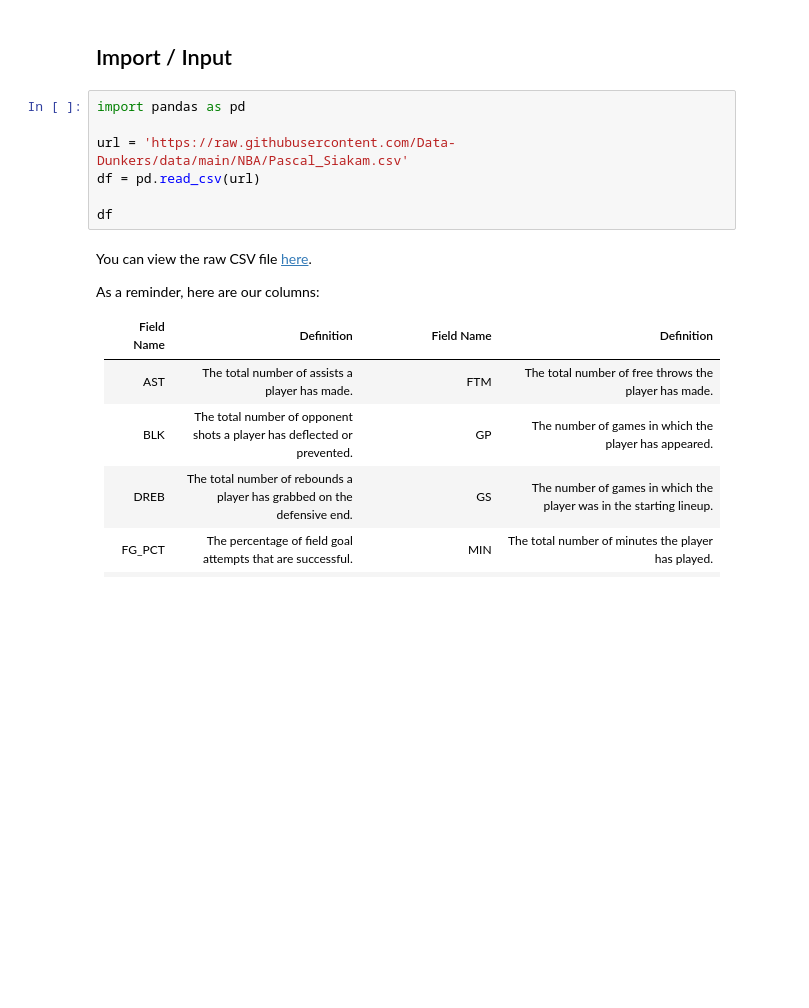
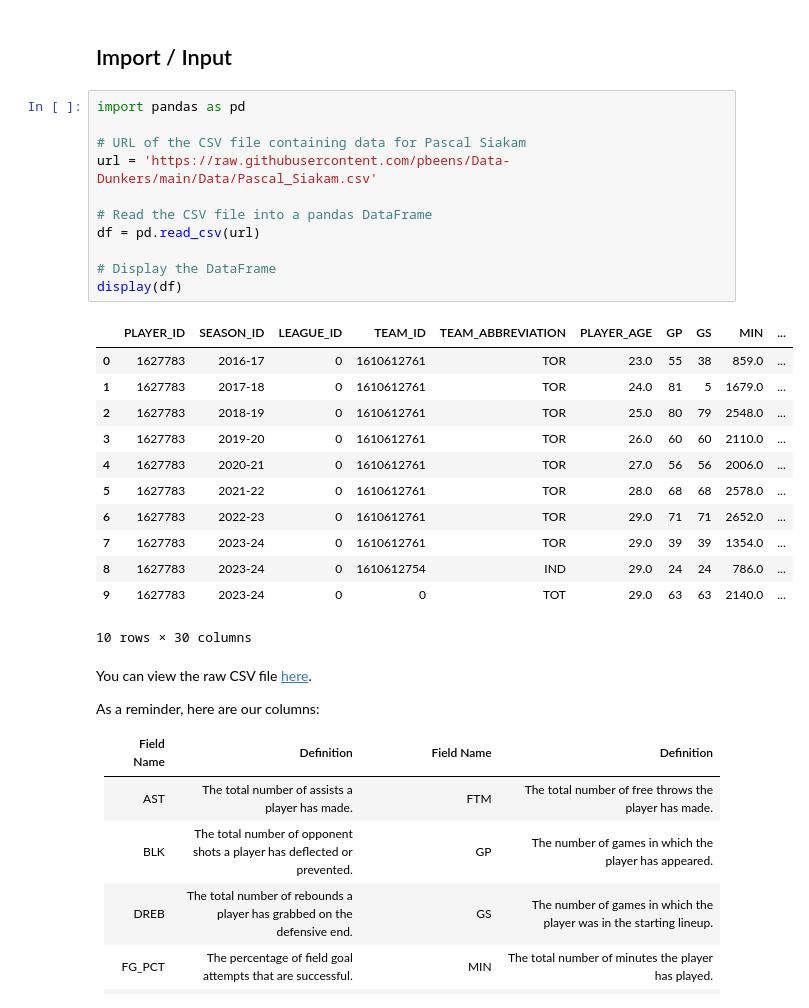
Before and after one commit to Data-Dunkers/lessons, a Jupyter notebook: data-sorting.ipynb, the cells around one changed output. Cells and saved outputs as stored; diff of their text form; blank space fills up the shorter version.

Commit message:
Formatted objectives. Fixed data links in exercises. Added comments in code.

```diff
--- a/data-sorting.ipynb
+++ b/data-sorting.ipynb
@@ -22,10 +22,27 @@ By the end of this lesson, students will be able to:
 # %%
 import pandas as pd
 
-url = 'https://raw.githubusercontent.com/Data-Dunkers/data/main/NBA/Pascal_Siakam.csv'
+# URL of the CSV file containing data for Pascal Siakam
+url = 'https://raw.githubusercontent.com/pbeens/Data-Dunkers/main/Data/Pascal_Siakam.csv'
+
+# Read the CSV file into a pandas DataFrame
 df = pd.read_csv(url)
 
-df
+# Display the DataFrame
+display(df)
+# %% [output]
+|  | PLAYER_ID | SEASON_ID | LEAGUE_ID | TEAM_ID | TEAM_ABBREVIATION | PLAYER_AGE | GP | GS | MIN | ... |
+| 0 | 1627783 | 2016-17 | 0 | 1610612761 | TOR | 23.0 | 55 | 38 | 859.0 | ... |
+| 1 | 1627783 | 2017-18 | 0 | 1610612761 | TOR | 24.0 | 81 | 5 | 1679.0 | ... |
+| 2 | 1627783 | 2018-19 | 0 | 1610612761 | TOR | 25.0 | 80 | 79 | 2548.0 | ... |
+| 3 | 1627783 | 2019-20 | 0 | 1610612761 | TOR | 26.0 | 60 | 60 | 2110.0 | ... |
+| 4 | 1627783 | 2020-21 | 0 | 1610612761 | TOR | 27.0 | 56 | 56 | 2006.0 | ... |
+| 5 | 1627783 | 2021-22 | 0 | 1610612761 | TOR | 28.0 | 68 | 68 | 2578.0 | ... |
+| 6 | 1627783 | 2022-23 | 0 | 1610612761 | TOR | 29.0 | 71 | 71 | 2652.0 | ... |
+| 7 | 1627783 | 2023-24 | 0 | 1610612761 | TOR | 29.0 | 39 | 39 | 1354.0 | ... |
+| 8 | 1627783 | 2023-24 | 0 | 1610612754 | IND | 29.0 | 24 | 24 | 786.0 | ... |
+| 9 | 1627783 | 2023-24 | 0 | 0 | TOT | 29.0 | 63 | 63 | 2140.0 | ... |
+10 rows × 30 columns
 # %% [markdown]
 You can view the raw CSV file [here](https://raw.githubusercontent.com/Data-Dunkers/data/main/NBA/Pascal_Siakam.csv).
 
```
Also changed, not shown: parts of 11 cells of this notebook.
